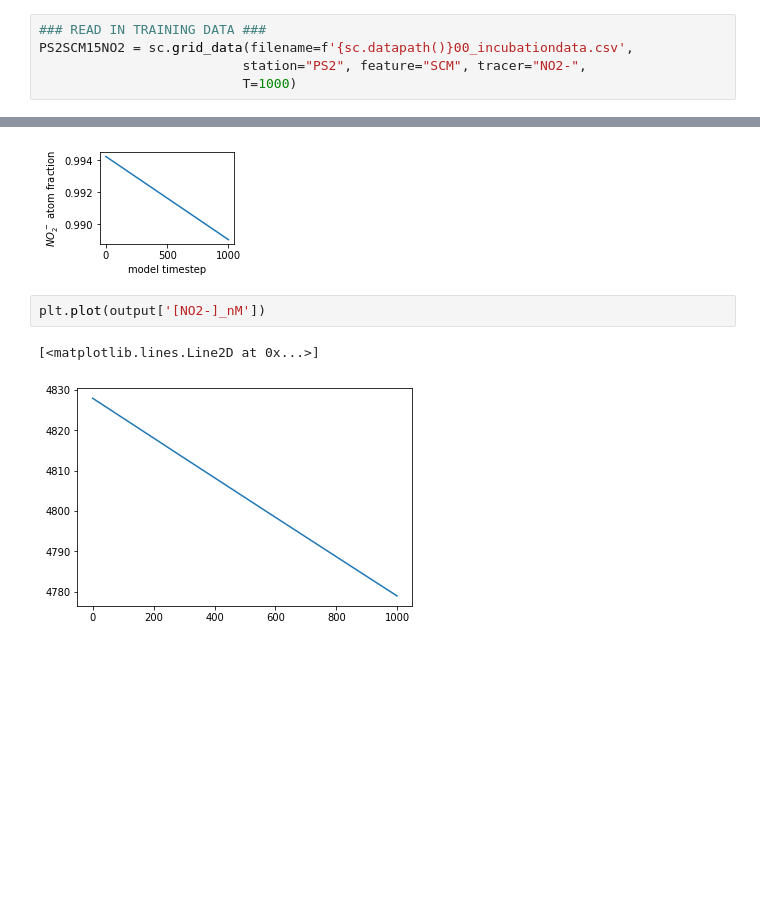
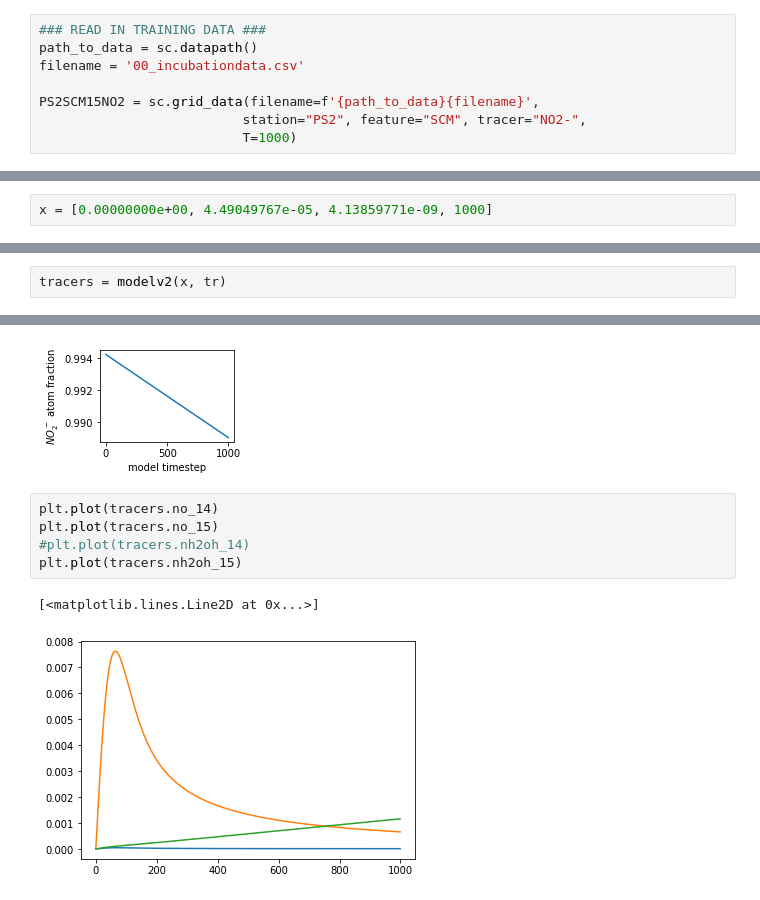
Before and after one commit to ckelly314/isotopomer-soup, a Jupyter notebook: 15N model.ipynb, the cells around one changed output, grey strips where cells are left out. Saved outputs shown, nothing was run; the diff lists cells and outputs as text; blank space fills up the shorter version.

```diff
--- a/15N model.ipynb
+++ b/15N model.ipynb
@@ -22,7 +34,10 @@ import scripts as sc # Python scripts containing helper functions
 Set up the model:
 # %%
 ### READ IN TRAINING DATA ###
-PS2SCM15NO2 = sc.grid_data(filename=f'{sc.datapath()}00_incubationdata.csv',
+path_to_data = sc.datapath()
+filename = '00_incubationdata.csv'
+
+PS2SCM15NO2 = sc.grid_data(filename=f'{path_to_data}{filename}',
                           station="PS2", feature="SCM", tracer="NO2-",
                           T=1000)
 # %%
@@ -184,6 +347,8 @@ def objective(x, tracers):
                 weights = np.array([1,10,10,10]))
 
     return cost
+# %%
+x = [0.00000000e+00, 4.49049767e-05, 4.13859771e-09, 1000]
 # %%
 objective(x, tr)
 # %% [output]
@@ -407 +420,3 @@ pd.DataFrame(np.array(sc.binomial(afno2, afno2)).reshape(4,1000))
+# %%
+tracers = modelv2(x, tr)
 # %%
@@ -499,7 +505,10 @@ plt.savefig("figures/no2-atomfraction.pdf")
 # %% [output]
 [figure]
 # %%
-plt.plot(output['[NO2-]_nM'])
+plt.plot(tracers.no_14)
+plt.plot(tracers.no_15)
+#plt.plot(tracers.nh2oh_14)
+plt.plot(tracers.nh2oh_15)
 # %% [output]
 [<matplotlib.lines.Line2D at 0x...>]
-[figure, old version]
+[figure, new version]
```
Also changed, not shown: parts of 23 cells of this notebook, 4 other files.
